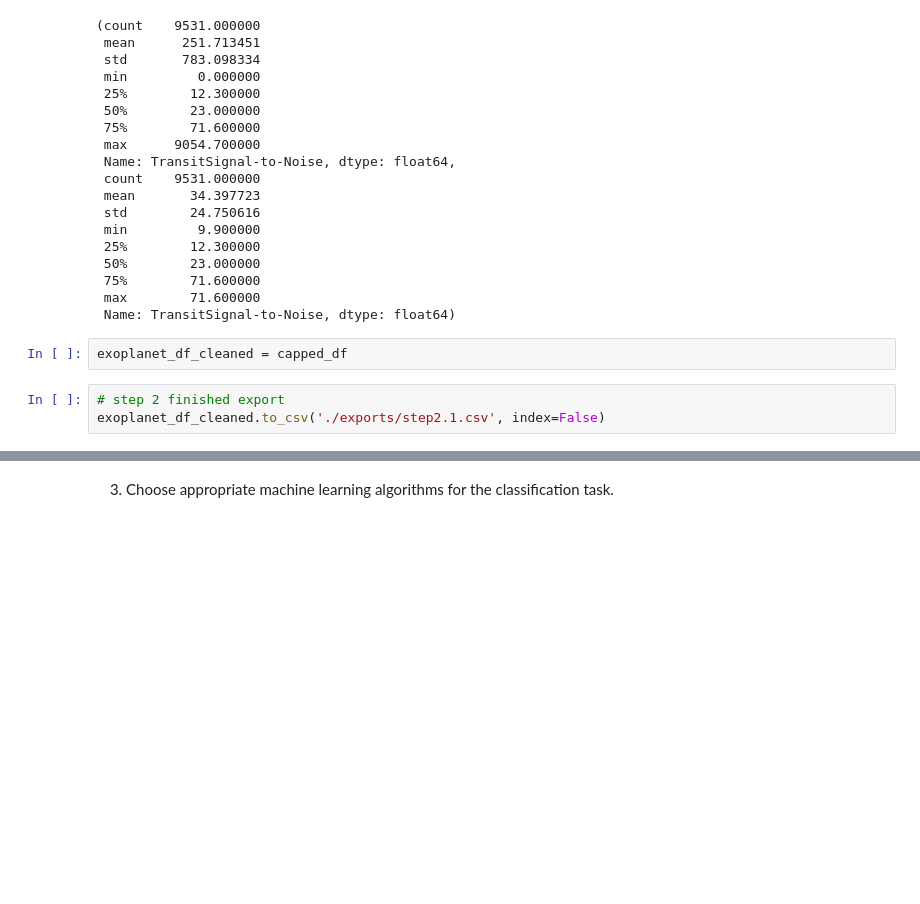
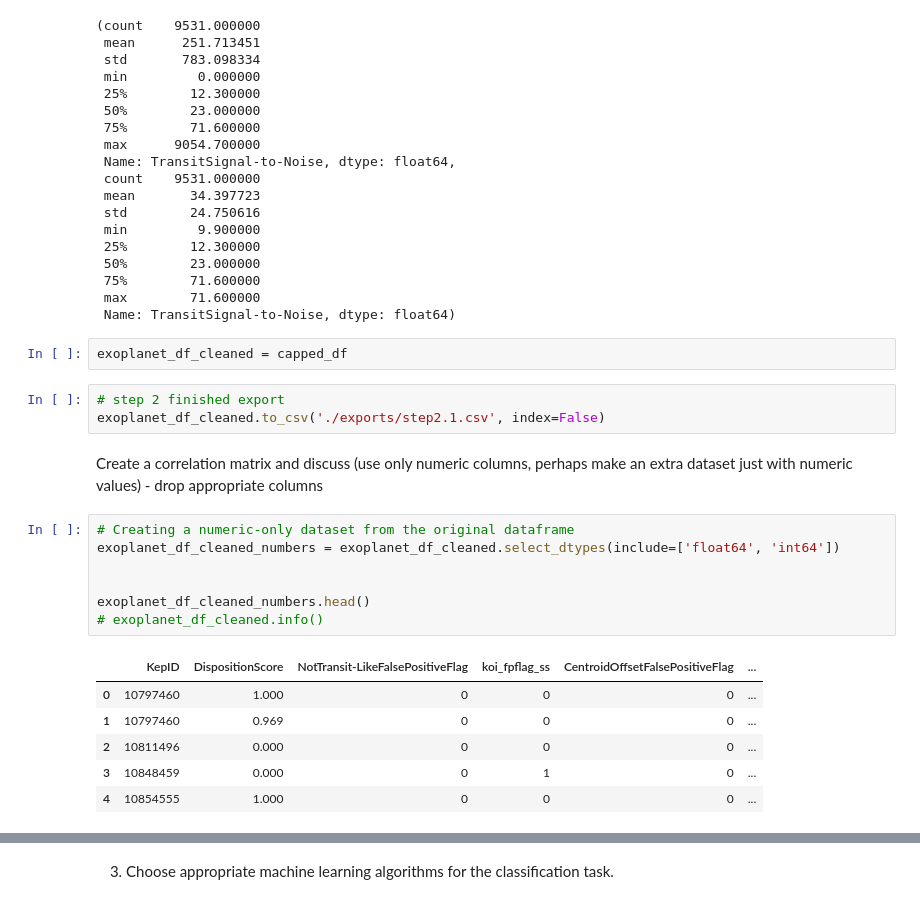
Before and after one commit to adamhalama/mal1y, a Jupyter notebook: assignment-2/src/assignment-2-answer.ipynb, the cells around one changed output, grey strips where cells are left out. Saved outputs shown, nothing was run; the diff lists cells and outputs as text; blank space fills up the shorter version.

```diff
--- a/assignment-2/src/assignment-2-answer.ipynb
+++ b/assignment-2/src/assignment-2-answer.ipynb
@@ -651,3 +658,20 @@ exoplanet_df_cleaned = capped_df
 # %%
 # step 2 finished export
 exoplanet_df_cleaned.to_csv('./exports/step2.1.csv', index=False)
+# %% [markdown]
+Create a correlation matrix and discuss (use only numeric columns,
+perhaps make an extra dataset just with numeric values) - drop appropriate columns
+# %%
+# Creating a numeric-only dataset from the original dataframe
+exoplanet_df_cleaned_numbers = exoplanet_df_cleaned.select_dtypes(include=['float64', 'int64'])
+
+
+exoplanet_df_cleaned_numbers.head()
+# exoplanet_df_cleaned.info()
+# %% [output]
+|  | KepID | DispositionScore | NotTransit-LikeFalsePositiveFlag | koi_fpflag_ss | CentroidOffsetFalsePositiveFlag | ... |
+| 0 | 10797460 | 1.000 | 0 | 0 | 0 | ... |
+| 1 | 10797460 | 0.969 | 0 | 0 | 0 | ... |
+| 2 | 10811496 | 0.000 | 0 | 0 | 0 | ... |
+| 3 | 10848459 | 0.000 | 0 | 1 | 0 | ... |
+| 4 | 10854555 | 1.000 | 0 | 0 | 0 | ... |
```
Also changed, not shown: parts of 27 cells of this notebook, 4 other files.
